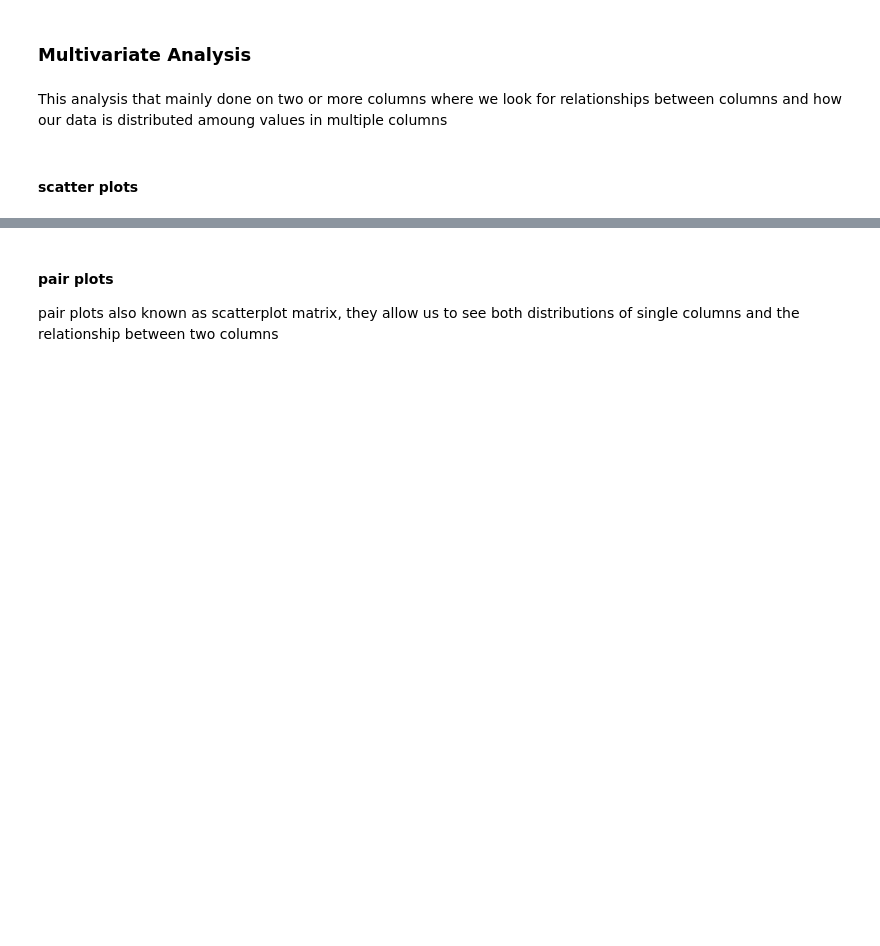
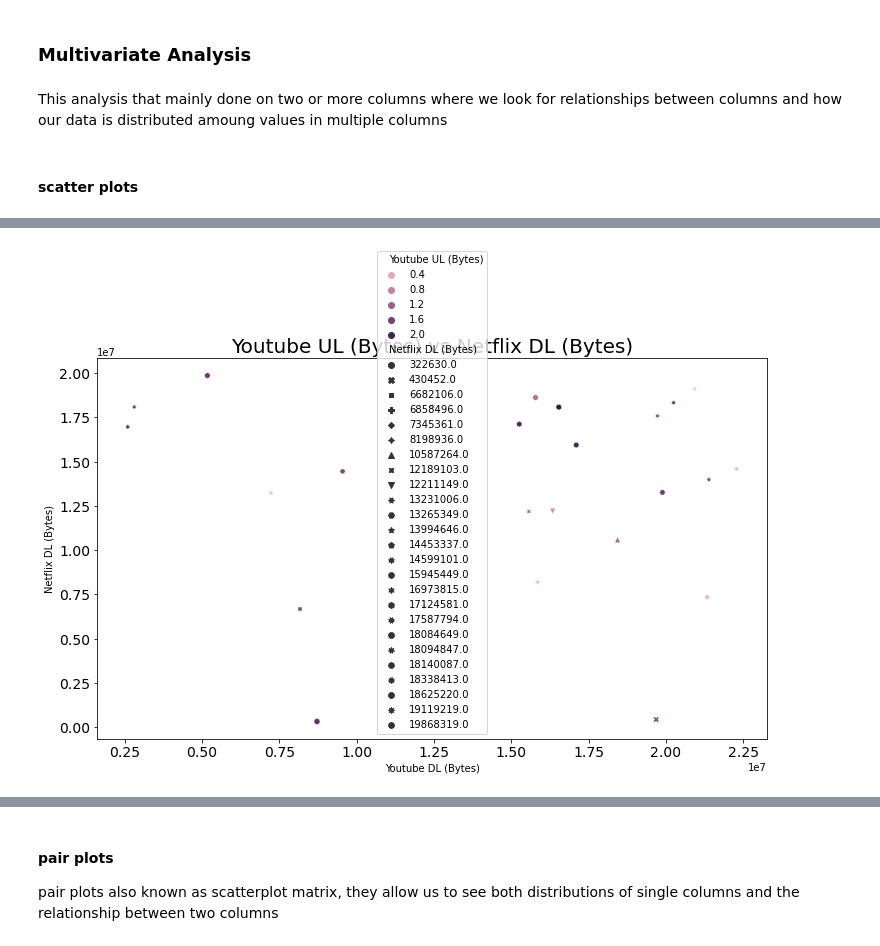
Before and after one commit to ekubay/Telecom-Data-Analysis, a Jupyter notebook: notebooks/Data_Exploration.ipynb, the cells around one changed output, grey strips where cells are left out. Cells and saved outputs as stored; diff of their text form; code cells hidden in the pictures; blank space fills up the shorter version.

```diff
--- a/notebooks/Data_Exploration.ipynb
+++ b/notebooks/Data_Exploration.ipynb
@@ -668,0 +666,6 @@ plot_scatter(dfExp.head(1000), x_col="time_in_hospital", y_col="num_lab_procedur
+# %%
+# relashinship among
+plot_scatter(df_clean.head(25), x_col="Youtube DL (Bytes)", y_col="Netflix DL (Bytes)", hue="Youtube UL (Bytes)",
+             style="Netflix DL (Bytes)", title="Youtube UL (Bytes) vs Netflix DL (Bytes)")
+# %% [output]
+[figure, added]
```
Also changed, not shown: parts of 36 cells of this notebook.
